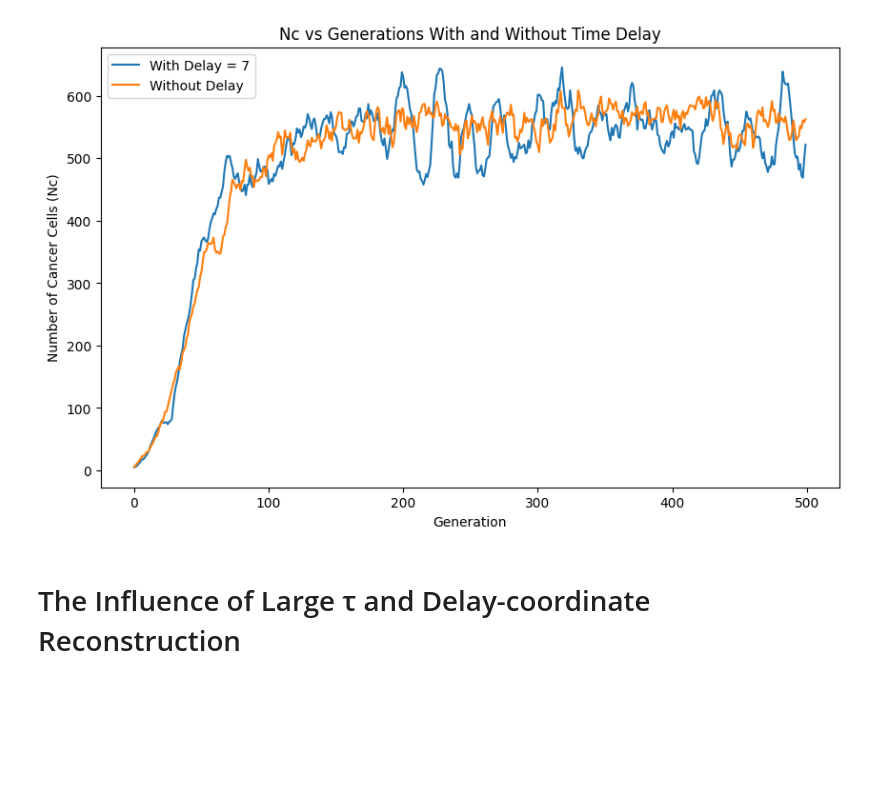
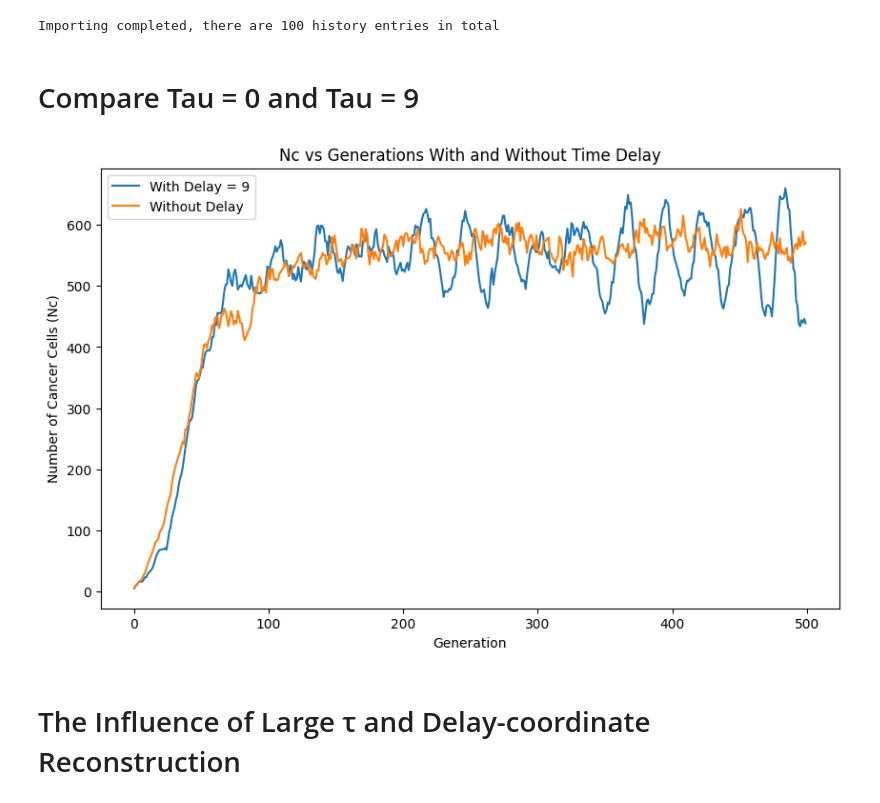
Before and after one commit to shreyaraghavendra/css_group_6, a Jupyter notebook: code/nc_vs_tau.ipynb, the cells around one changed output. Saved outputs shown, nothing was run; the diff lists cells and outputs as text; code cells hidden in the pictures; blank space fills up the shorter version.

```diff
--- a/code/nc_vs_tau.ipynb
+++ b/code/nc_vs_tau.ipynb
@@ -16,22 +11,33 @@ history_no_delay = simulate_tumor_growth(0, GENERATIONS, K1, K2)
+# %%
+history_csv_file = '../data/history_data.csv'
+history_array = []
+history_array = read_history(history_array, history_csv_file)
+# %% [output]
+Importing completed, there are 100 history entries in total
+# %% [markdown]
+# Compare Tau = 0 and Tau = 9
+# %%
+# time delay = 0
+history_no_delay = history_array[0]
 # %%
-# time delay = 7
-history_delay = simulate_tumor_growth(7, GENERATIONS, K1, K2)
+# time delay = 9
+history_delay = history_array[9]
 # %%
 generations = list(range(GENERATIONS))
-Nc_with_delay = [history_delay[g]['Nc'] for g in generations]
-Nc_without_delay = [history_no_delay[g]['Nc'] for g in generations]
+Nc_with_delay = [int(history_delay[g]['Nc']) for g in generations]
+Nc_without_delay = [int(history_no_delay[g]['Nc']) for g in generations]
 
 # Plotting
 plt.figure(figsize=(10, 6))
-plt.plot(generations, Nc_with_delay, label='With Delay = 7')
+plt.plot(generations, Nc_with_delay, label='With Delay = 9')
 plt.plot(generations, Nc_without_delay, label='Without Delay')
 plt.xlabel('Generation')
 plt.ylabel('Number of Cancer Cells (Nc)')
 plt.title('Nc vs Generations With and Without Time Delay')
 plt.legend()
 plt.show()
 # %% [output]
-[figure, old version]
+[figure, new version]
 # %% [markdown]
 # The Influence of Large τ and Delay-coordinate Reconstruction
 # %%
```
Also changed, not shown: parts of 12 cells of this notebook.
